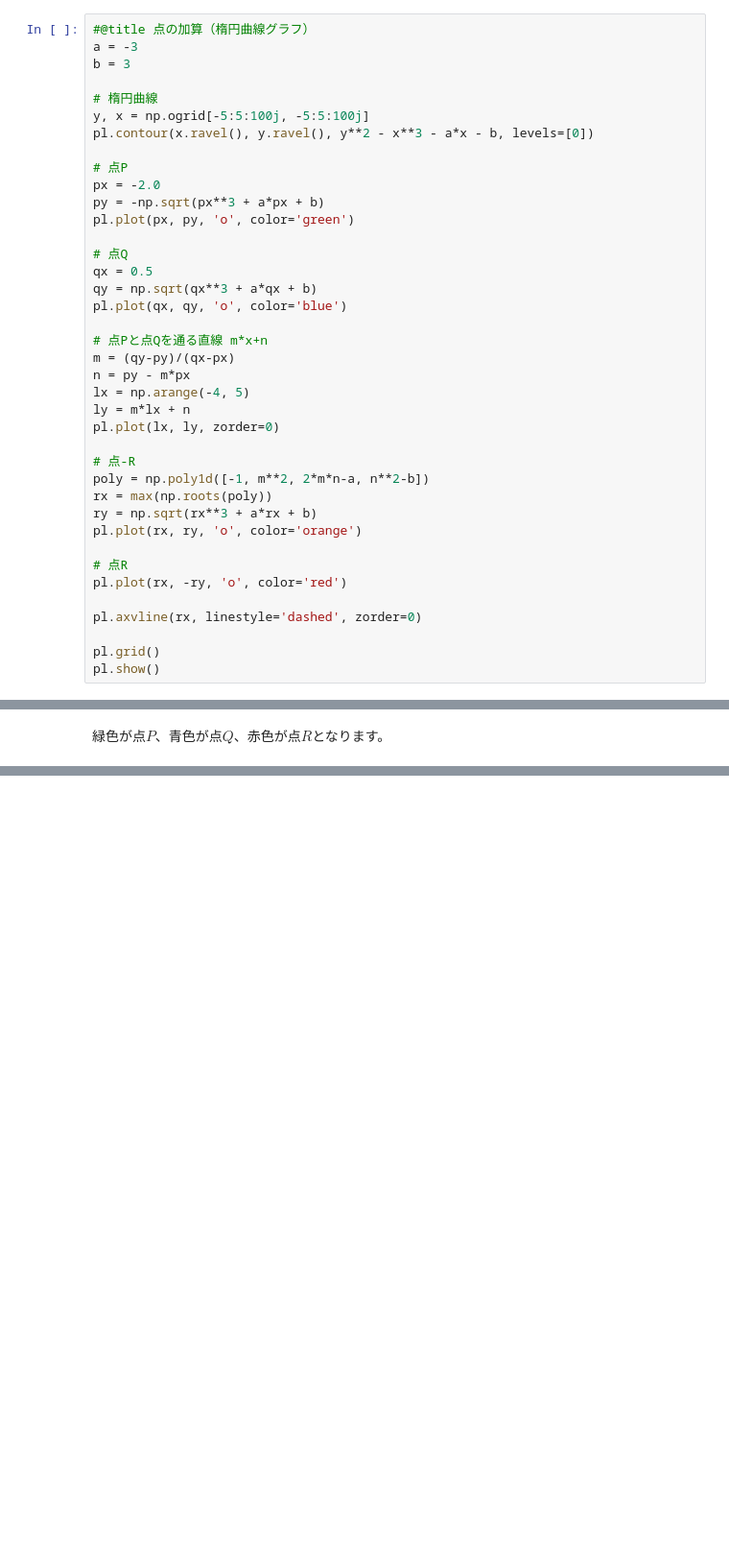
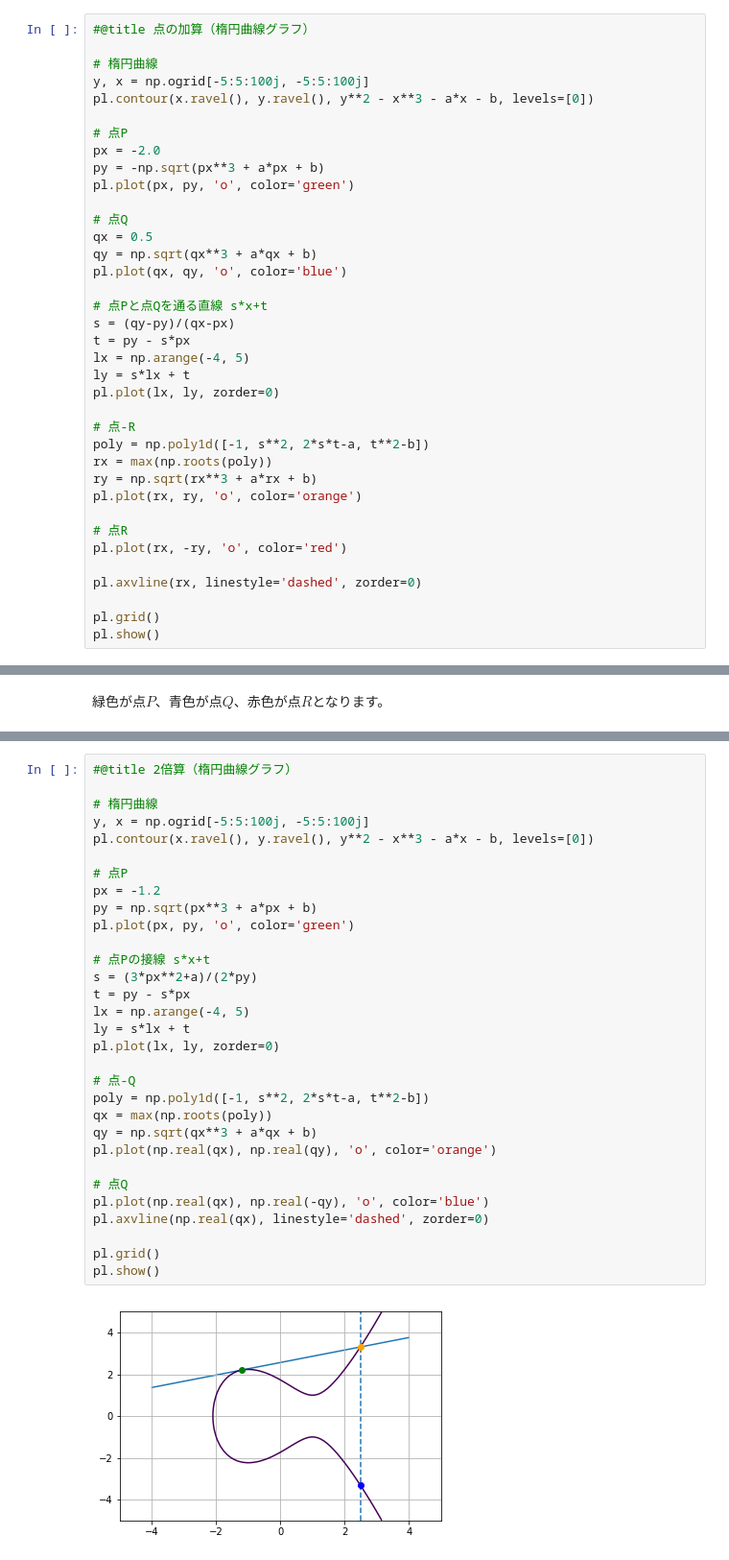
Before and after one commit to tnakagawa/ipynb, a Jupyter notebook: Elliptic_Curve_Cryptography.ipynb, the cells around one changed output, grey strips where cells are left out. Shown at 96% size. Cells and saved outputs as stored; diff of their text form; blank space fills up the shorter version.

```diff
--- a/Elliptic_Curve_Cryptography.ipynb
+++ b/Elliptic_Curve_Cryptography.ipynb
@@ -44,8 +44,6 @@ pl.show()
 グラフにしてみます。
 # %%
 #@title 点の加算（楕円曲線グラフ）
-a = -3
-b = 3
 
 # 楕円曲線
 y, x = np.ogrid[-5:5:100j, -5:5:100j]
@@ -61,15 +59,15 @@ qx = 0.5
 qy = np.sqrt(qx**3 + a*qx + b)
 pl.plot(qx, qy, 'o', color='blue')
 
-# 点Pと点Qを通る直線 m*x+n
-m = (qy-py)/(qx-px)
-n = py - m*px
+# 点Pと点Qを通る直線 s*x+t
+s = (qy-py)/(qx-px)
+t = py - s*px
 lx = np.arange(-4, 5)
-ly = m*lx + n
+ly = s*lx + t
 pl.plot(lx, ly, zorder=0)
 
 # 点-R
-poly = np.poly1d([-1, m**2, 2*m*n-a, n**2-b])
+poly = np.poly1d([-1, s**2, 2*s*t-a, t**2-b])
 rx = max(np.roots(poly))
 ry = np.sqrt(rx**3 + a*rx + b)
 pl.plot(rx, ry, 'o', color='orange')
@@ -87,0 +97,33 @@ pl.show()
+# %%
+#@title 2倍算（楕円曲線グラフ）
+
+# 楕円曲線
+y, x = np.ogrid[-5:5:100j, -5:5:100j]
+pl.contour(x.ravel(), y.ravel(), y**2 - x**3 - a*x - b, levels=[0])
+
+# 点P
+px = -1.2
+py = np.sqrt(px**3 + a*px + b)
+pl.plot(px, py, 'o', color='green')
+
+# 点Pの接線 s*x+t
+s = (3*px**2+a)/(2*py)
+t = py - s*px
+lx = np.arange(-4, 5)
+ly = s*lx + t
+pl.plot(lx, ly, zorder=0)
+
+# 点-Q
+poly = np.poly1d([-1, s**2, 2*s*t-a, t**2-b])
+qx = max(np.roots(poly))
+qy = np.sqrt(qx**3 + a*qx + b)
+pl.plot(np.real(qx), np.real(qy), 'o', color='orange')
+
+# 点Q
+pl.plot(np.real(qx), np.real(-qy), 'o', color='blue')
+pl.axvline(np.real(qx), linestyle='dashed', zorder=0)
+
+pl.grid()
+pl.show()
+# %% [output]
+[figure, added]
```
Also changed, not shown: parts of 9 cells of this notebook.
